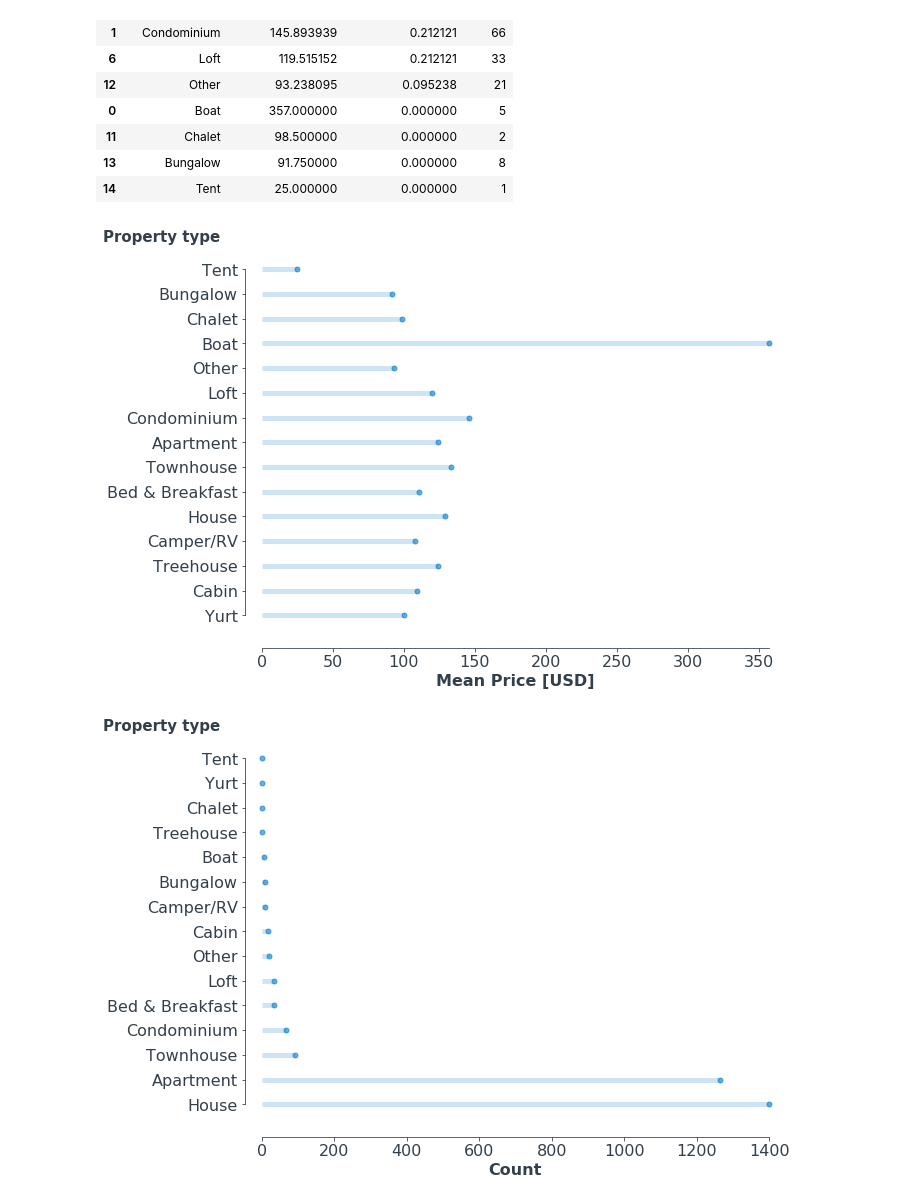
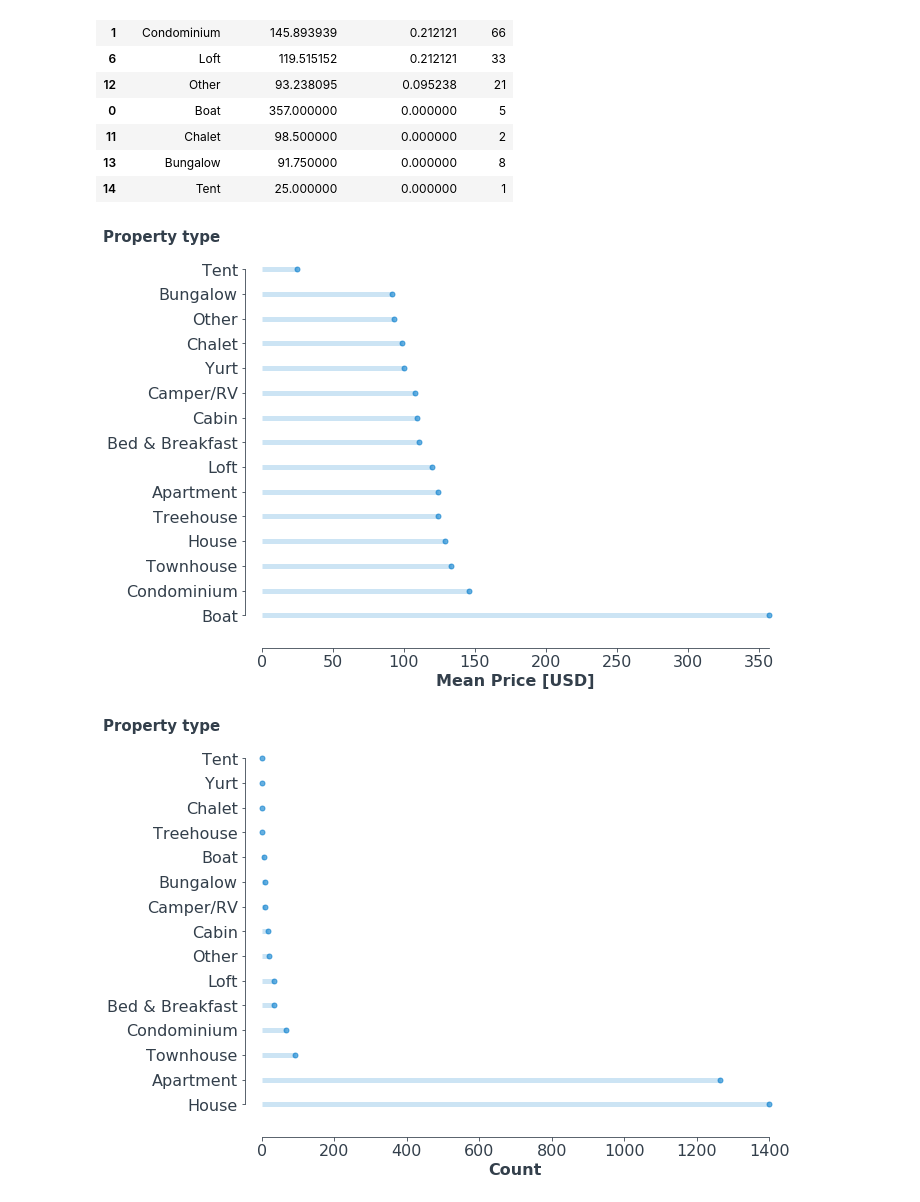
Before and after one commit to hnbezz/Portfolio, a Jupyter notebook: AirBnB_data_project/Airbnb_full_project.ipynb, the cells around one changed output. Cells and saved outputs as stored; diff of their text form; code cells hidden in the pictures.

```diff
--- a/AirBnB_data_project/Airbnb_full_project.ipynb
+++ b/AirBnB_data_project/Airbnb_full_project.ipynb
@@ -146,7 +146,7 @@ S_l_amenver = S_l_amen.copy()
 for val in all_ver:
     S_l_amenver['verif_'+val] = pd.Series(S_l_amenver['host_verifications'].str.contains(val).to_numpy())
 # %%
-S_l_amenver = S_l_amenver.drop(['host_verifications','amenities','isthere_host_about'],axis=1)
+S_l_amenver = S_l_amenver.drop(['host_verifications','amenities','isthere_host_about','index'],axis=1)
 # %% [markdown]
 **I also drop any host verification that less than 1% of the listings have (a.k.a. outliers)**
 # %%
@@ -848,6 +774,7 @@ proptype
 | 13 | Bungalow | 91.750000 | 0.000000 | 8 |
 | 14 | Tent | 25.000000 | 0.000000 | 1 |
 # %%
+proptype = proptype.sort_values(['Mean Price (USD)'],ascending=False)
 """
 Making bar plots beautiful
 I've used the code from https://scentellegher.github.io/visualization/2018/10/10/beautiful-bar-plots-matplotlib.html
@@ -872,34 +799,34 @@ fig, ax = plt.subplots(figsize=(5*2,3.5*2))
 
 # create for each expense type an horizontal line that starts at x = 0 with the length
 # represented by the specific expense percentage value.
 plt.hlines(y=my_range, xmin=0, xmax=proptype['Mean Price (USD)'], color='#007ACC', alpha=0.2, linewidth=5)
 
 # create for each expense type a dot at the level of the expense percentage value
 plt.plot(proptype['Mean Price (USD)'], my_range, "o", markersize=5, color='#007ACC', alpha=0.6)
 
 # set labels
 ax.set_xlabel('Mean Price [USD]', fontsize=16, fontweight='black', color = '#333F4B')
 ax.set_ylabel('')
 
 # set axis
 ax.tick_params(axis='both', which='major', labelsize=16)
 plt.yticks(my_range, proptype['Property type'])
 
 # add an horizonal label for the y axis
 fig.text(-0.06, 0.9, 'Property type', fontsize=15, fontweight='black', color = '#333F4B')
 
 # change the style of the axis spines
 ax.spines['top'].set_color('none')
 ax.spines['right'].set_color('none')
 ax.spines['left'].set_smart_bounds(True)
 ax.spines['bottom'].set_smart_bounds(True)
 
 # set the spines position
 ax.spines['bottom'].set_position(('axes', -0.04))
 ax.spines['left'].set_position(('axes', 0.015))
 #plt.savefig(r'C:\Users\Henrique\Documents\GitHub\Portfolio_under_construction\AirBnB_data_project/property_type_price.png',bbox_inches="tight")
 # %% [output]
-[figure, old version]
+[figure, new version]
 # %%
 proptype = proptype.sort_values(['Count'],ascending=False)
 """
```
Also changed, not shown: parts of 19 cells of this notebook.
